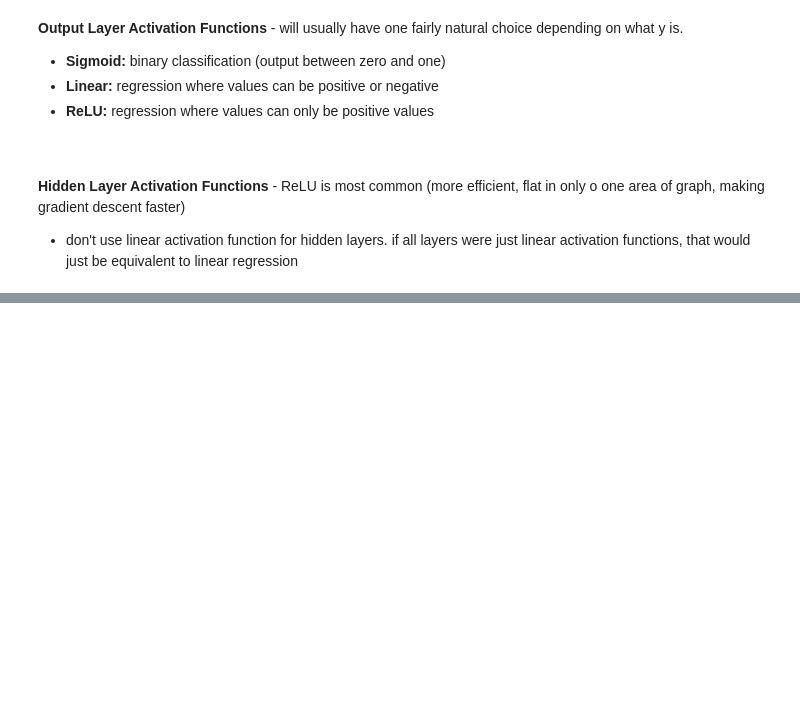
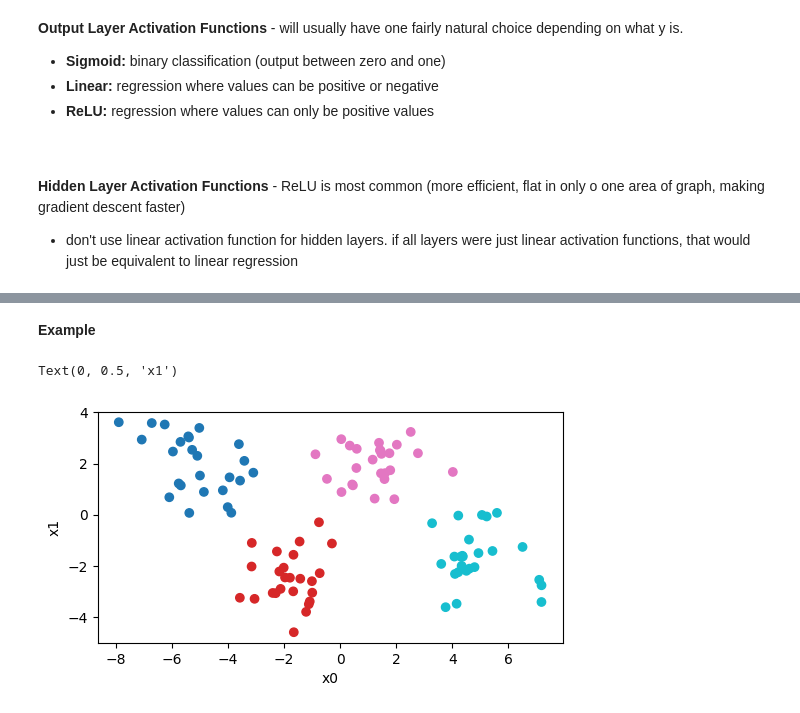
Before and after one commit to TylerWortley/machine-learning-practice, a Jupyter notebook: Advanced-Learning-Algorithms/neural_networks.ipynb, the cells around one changed output, grey strips where cells are left out. Drawn from its saved outputs; the diff is of its cells as text; code cells hidden in the pictures; blank space fills up the shorter version.

```diff
--- a/Advanced-Learning-Algorithms/neural_networks.ipynb
+++ b/Advanced-Learning-Algorithms/neural_networks.ipynb
@@ -158,0 +195,17 @@ a_out = sigmoid(z)
+# %% [markdown]
+**Example**
+# %%
+from sklearn.datasets import make_blobs
+classes = 4
+m = 100
+centers = [[-5, 2], [-2, -2], [1, 2], [5, -2]]
+std = 1.0
+X_train, y_train = make_blobs(n_samples = m, centers = centers, cluster_std = std, random_state = 30)
+
+fig, ax = plt.subplots(1, 1, figsize = (6,3))
+ax.scatter(X_train[:, 0], X_train[:, 1], c = y_train, cmap = 'tab10')
+ax.set_xlabel('x0')
+ax.set_ylabel('x1')
+# %% [output]
+Text(0, 0.5, 'x1')
+[figure, added]
```
Also changed, not shown: parts of 7 cells of this notebook.
